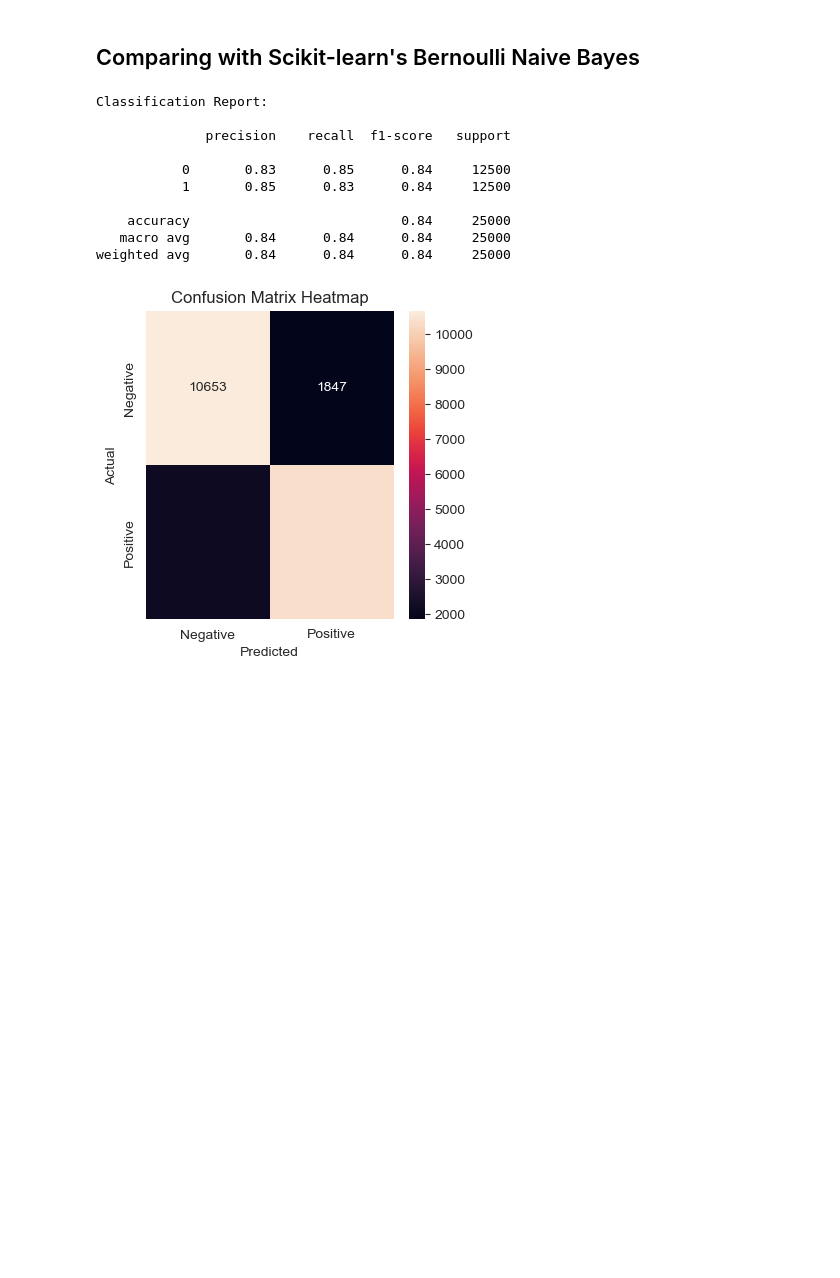
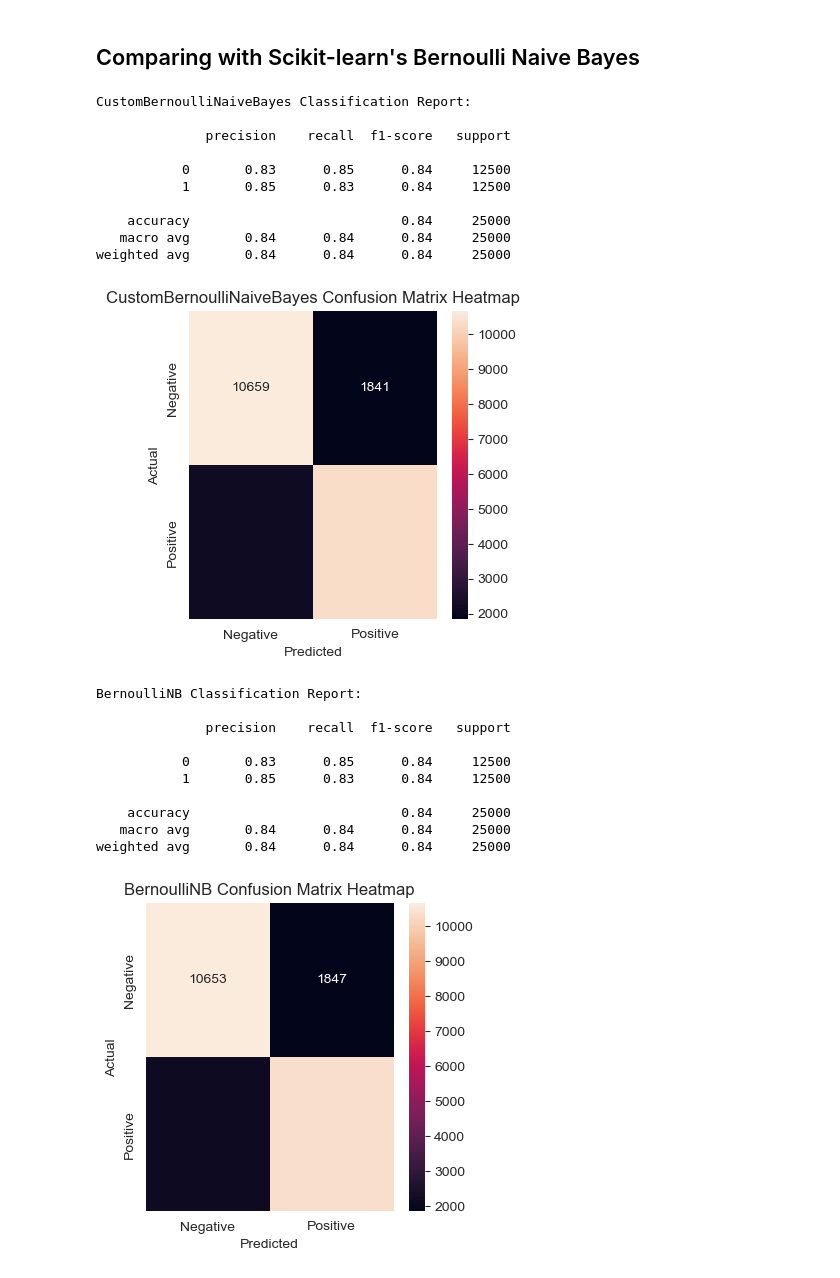
Before and after one commit to hvlkk/IMDb-Dataset-Sentiment-Analysis, a Jupyter notebook: naive_bayes.ipynb, the cells around one changed output. Drawn from its saved outputs; the diff is of its cells as text; code cells hidden in the pictures; blank space fills up the shorter version.

```diff
--- a/naive_bayes.ipynb
+++ b/naive_bayes.ipynb
@@ -389,17 +403,28 @@ weighted avg       0.84      0.84      0.84     25000
 # %%
 from sklearn.naive_bayes import BernoulliNB
 
-sklearn_results = evaluate_metrics(BernoulliNB(), x_train, y_train, x_test, y_test)
-brief_summary(sklearn_results['Predictions'], y_test)
+sklearn_evaluation = evaluate_metrics(BernoulliNB(), x_train, y_train, x_test, y_test)
+compare_models(evaluation, sklearn_evaluation, y_test)
 # %% [output]
-Classification Report:
+CustomBernoulliNaiveBayes Classification Report:
 
               precision    recall  f1-score   support
 
            0       0.83      0.85      0.84     12500
            1       0.85      0.83      0.84     12500
 
     accuracy                           0.84     25000
    macro avg       0.84      0.84      0.84     25000
 weighted avg       0.84      0.84      0.84     25000
-[figure, old version]
+[figure, new version]
+BernoulliNB Classification Report:
+
+              precision    recall  f1-score   support
+
+           0       0.83      0.85      0.84     12500
+           1       0.85      0.83      0.84     12500
+
+    accuracy                           0.84     25000
+   macro avg       0.84      0.84      0.84     25000
+weighted avg       0.84      0.84      0.84     25000
+[figure, added]
```
Also changed, not shown: parts of 6 cells of this notebook.
